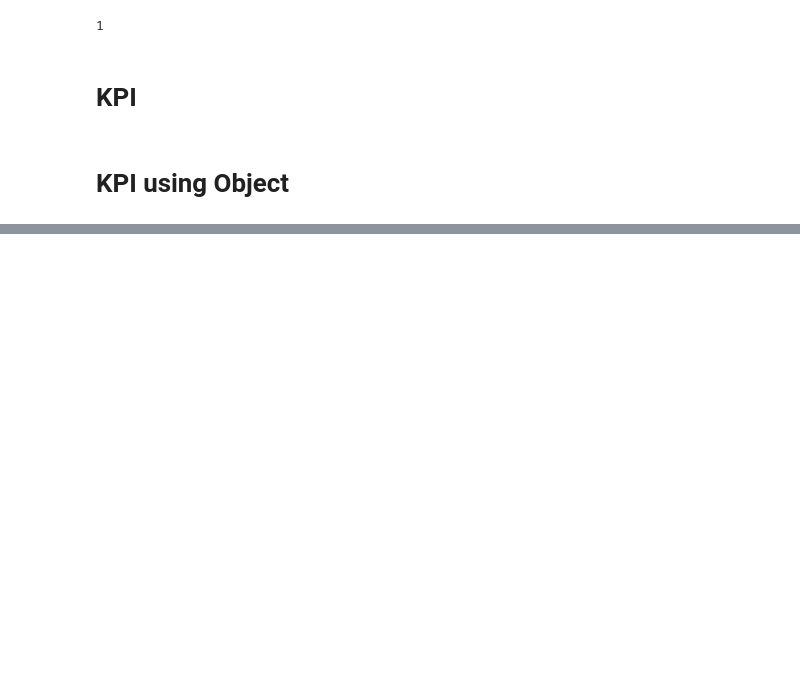
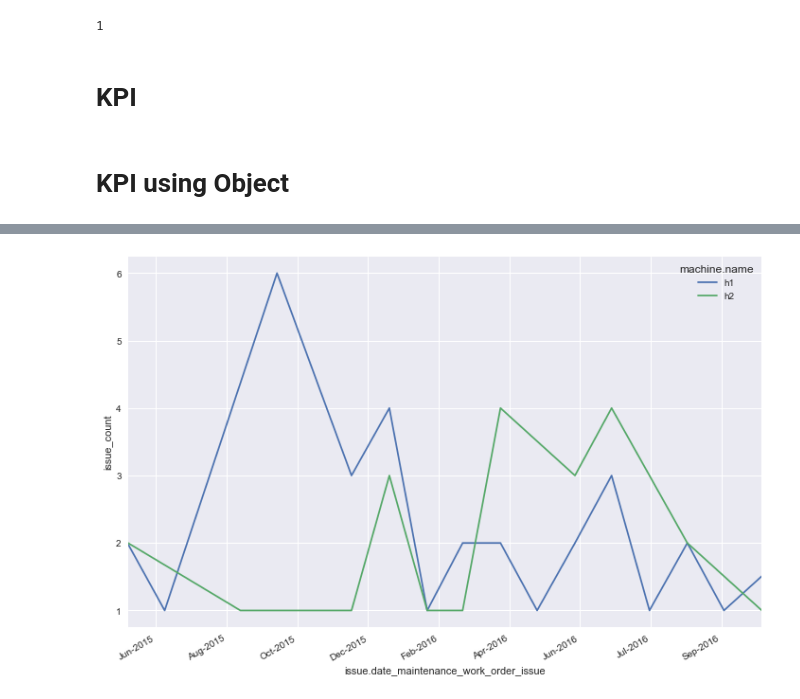
Before and after one commit to usnistgov/nestor, a Jupyter notebook: DatabaseStorage/Program/Main.ipynb, the cells around one changed output, grey strips where cells are left out. Cells and saved outputs as stored; diff of their text form; code cells hidden in the pictures; blank space fills up the shorter version.

Commit message:
add a time plot

```diff
--- a/DatabaseStorage/Program/Main.ipynb
+++ b/DatabaseStorage/Program/Main.ipynb
@@ -184,18 +184,18 @@ database.deleteData()
 # %% [markdown]
 # KPI using Object
 # %%
-tec = Technician(name=["_"])
+tec = Technician(name=["h1","h2"])
 ope = Operator(name=["_"])
 
 i3=Issue(problem=["_"], solution=["_"], machine_down="_",date_maintenance_work_order_issue=["_"], date_maintenance_work_order_close=["_"],part_in_process=["_"] )
 i=Issue(date_maintenance_work_order_issue=["_"])
-mac = Machine(name=["_","h11", "h1"])
+mac = Machine(name=["_","h2", "h1"])
 
 tagI = TagItem(keyword = ["_"])
 tagS = TagAction(keyword = ["_"] , it_is="s")
 tagP = TagAction(keyword = ["_"] , it_is="p")
 # %%
-objects = [i3]
+objects = [i,mac]
 query, results = cypher_from_kpi(objects)
 # %%
 dataframe, results = pandas_from_cypher_kpi(database, query, results)
@@ -217,0 +217,4 @@ df
+# %%
+df = dataframe
+df["issue.date_maintenance_work_order_issue"] = pd.DatetimeIndex(df["issue.date_maintenance_work_order_issue"])
+print(type(df["issue.date_maintenance_work_order_issue"][0]))
@@ -217,0 +223,4 @@ df
+# %%
+g=df.groupby(by=['machine.name',pd.Grouper(key='issue.date_maintenance_work_order_issue', freq="M")]).sum()
+g=g.reset_index()
+g.head()
@@ -217,0 +234,30 @@ df
+# %%
+import seaborn as sns
+import matplotlib.pyplot as plt
+import matplotlib.dates as mdates
+import matplotlib as mpl
+
+
+sns.set(style="darkgrid")
+fig =plt.figure(figsize=(12,8))
+
+df=g.reset_index()
+
+ax = sns.tsplot(data=df,
+          time="issue.date_maintenance_work_order_issue",
+          unit="machine.name",
+          condition="machine.name",
+          value="issue_count"
+         )
+
+def myFormatter(x, pos):
+    return pd.to_datetime(x).strftime('%b-%Y')
+
+# assign locator and formatter for the xaxis ticks.
+ax.xaxis.set_major_formatter(mpl.ticker.FuncFormatter(myFormatter))
+
+# put the labels at 45deg since they tend to be too long
+fig.autofmt_xdate()
+plt.show()
+# %% [output]
+[figure, added]
```
Also changed, not shown: parts of 12 cells of this notebook, 2 other files.
